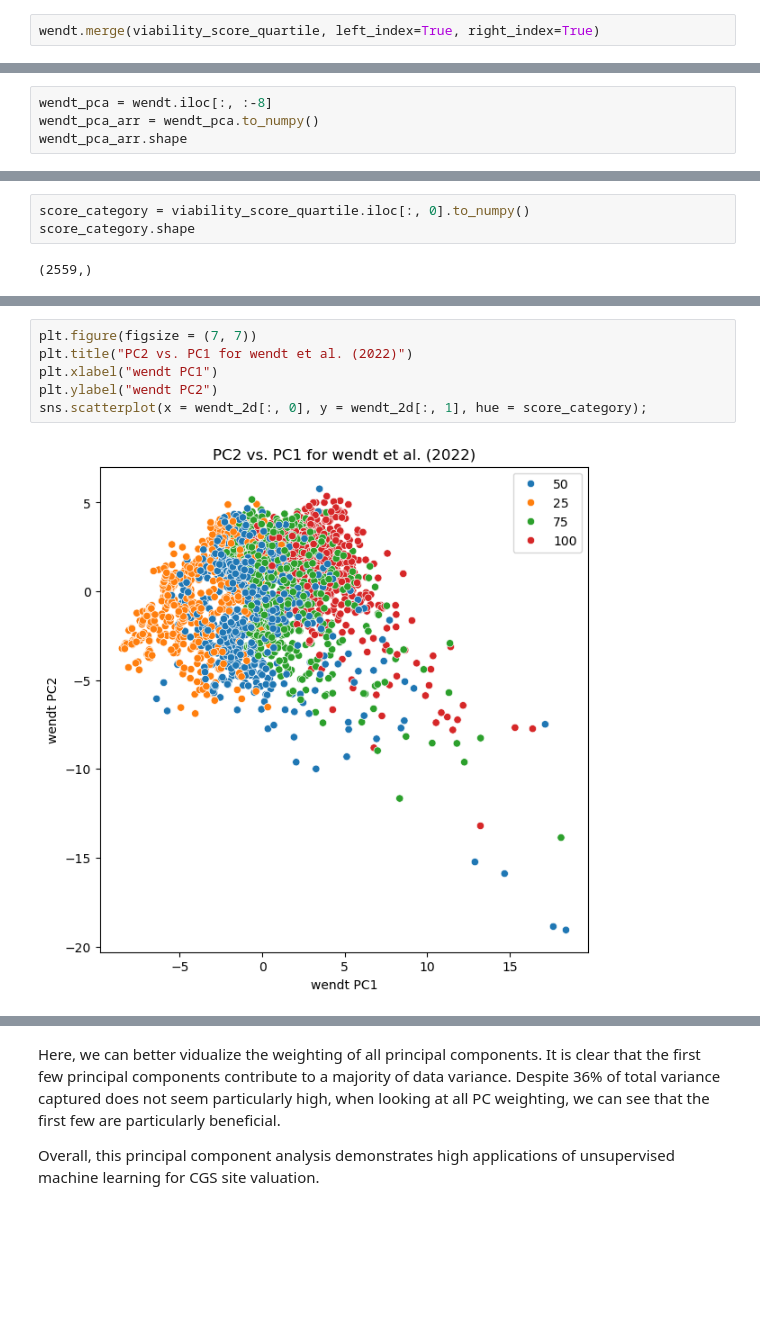
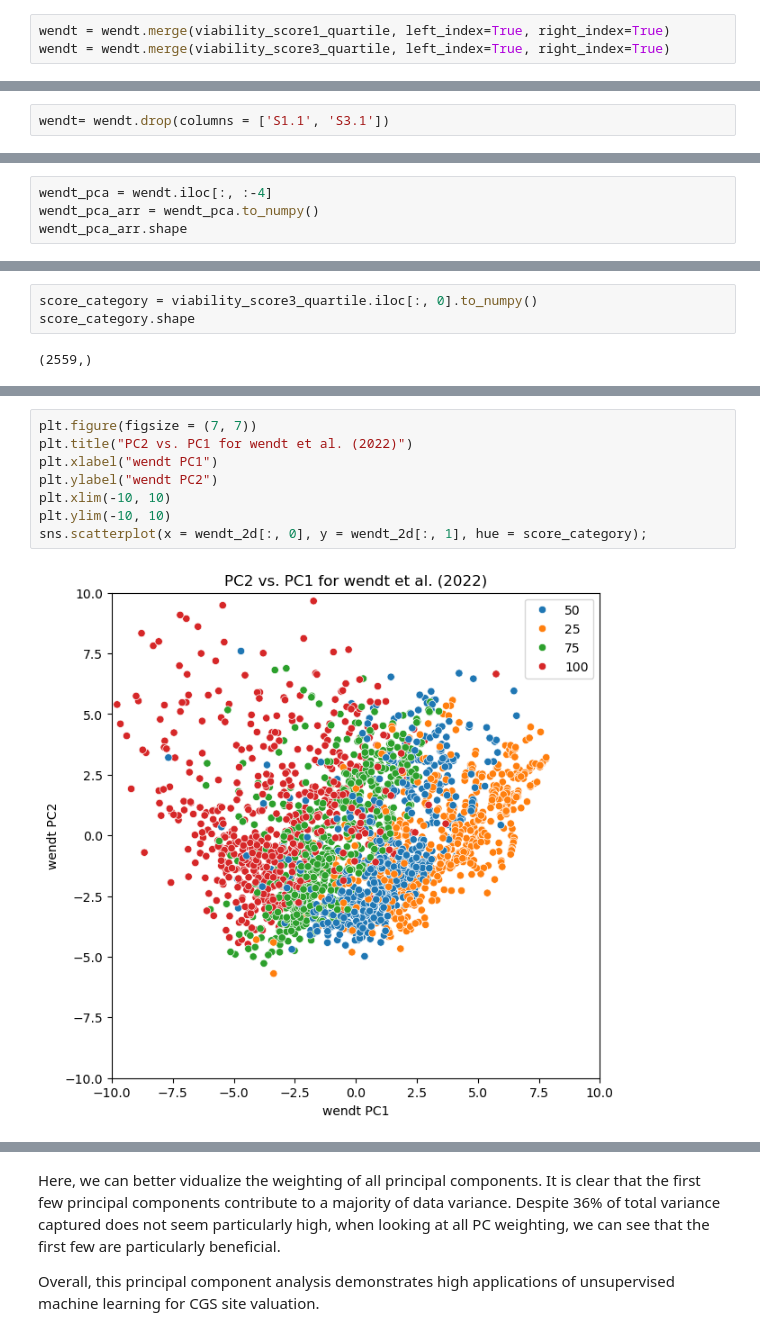
Before and after one commit to lilycastiel/thesis-cgs, a Jupyter notebook: SQ2.ipynb, the cells around one changed output, grey strips where cells are left out. Drawn from its saved outputs; the diff is of its cells as text; blank space fills up the shorter version.

```diff
--- a/SQ2.ipynb
+++ b/SQ2.ipynb
@@ -85,2 +142,3 @@ viability_score_quartile.columns = ['Viability_score_quartile']
 # %%
-wendt.merge(viability_score_quartile, left_index=True, right_index=True)
+wendt = wendt.merge(viability_score1_quartile, left_index=True, right_index=True)
+wendt = wendt.merge(viability_score3_quartile, left_index=True, right_index=True)
@@ -101 +147,3 @@ wendt.merge(viability_score_quartile, left_index=True, right_index=True)
+# %%
+wendt= wendt.drop(columns = ['S1.1', 'S3.1'])
 # %% [markdown]
@@ -111,5 +171,5 @@ Index(['S1', 'S2', 'S3', 'S4', 'S1.1', 'S2.1', 'S3.1', 'S4.1'], dtype='object')
 # %%
-wendt_pca = wendt.iloc[:, :-8]
+wendt_pca = wendt.iloc[:, :-4]
 wendt_pca_arr = wendt_pca.to_numpy()
 wendt_pca_arr.shape
 # %% [output]
@@ -167,7 +226,7 @@ wendt_2d.shape
 ## Visualize Principal Components
 Next, I plot the transformed data within the principal components within a 2d space. I create **score_category** using **viability_score_quartile** by extracting the first column. This is the quartile bin representing the site evaluation score. In order to visualize the PCA, I plot the transformed data using the first two principal components as the x and y axis and I color the data based on their score quartile classification **score_category**.
 # %%
-score_category = viability_score_quartile.iloc[:, 0].to_numpy()
+score_category = viability_score3_quartile.iloc[:, 0].to_numpy()
 score_category.shape
 # %% [output]
 (2559,)
@@ -174,9 +243,11 @@ score_category.shape
 # %%
 plt.figure(figsize = (7, 7))
 plt.title("PC2 vs. PC1 for wendt et al. (2022)")
 plt.xlabel("wendt PC1")
 plt.ylabel("wendt PC2")
+plt.xlim(-10, 10)
+plt.ylim(-10, 10)
 sns.scatterplot(x = wendt_2d[:, 0], y = wendt_2d[:, 1], hue = score_category);
 # %% [output]
-[figure, old version]
+[figure, new version]
 # %% [markdown]
```
Also changed, not shown: parts of 40 cells of this notebook.
